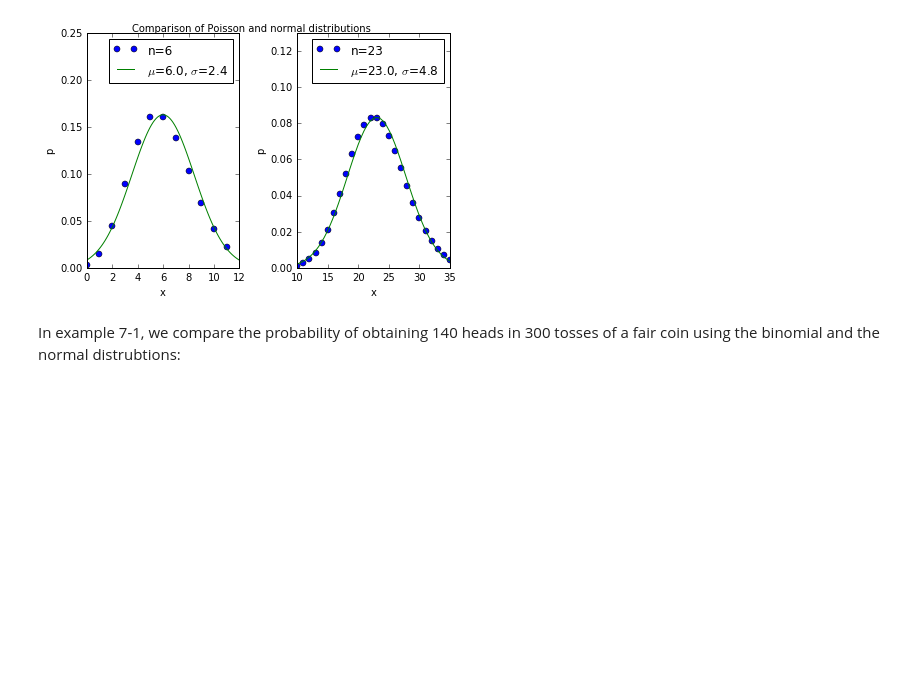
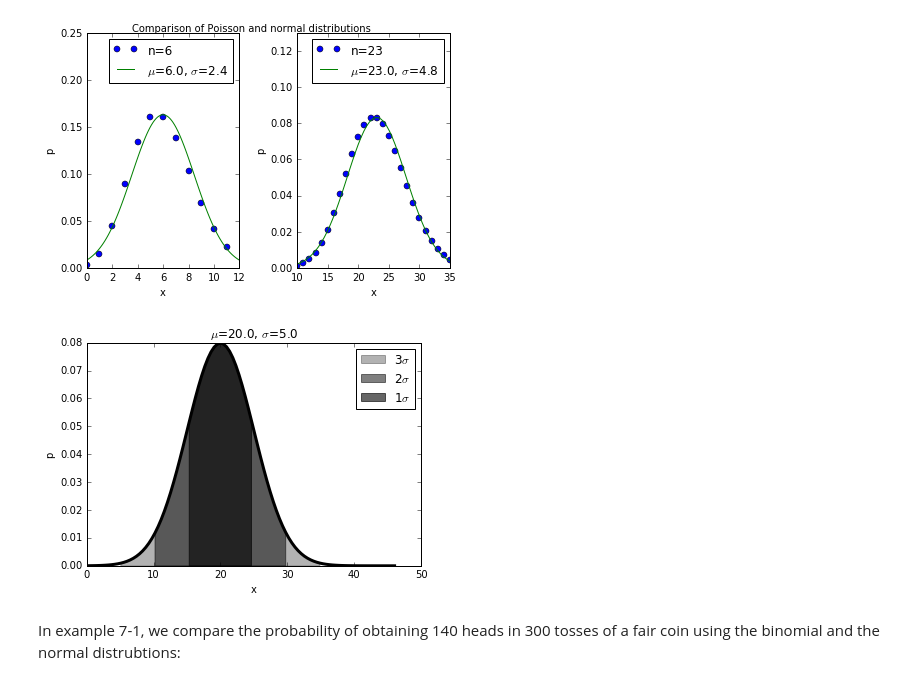
Before and after one commit to OSTP/DataAndErrorAnalysis, a Jupyter notebook: notebooks/Chapter7_Statistics_Normal.ipynb, the cells around one changed output. Saved outputs shown, nothing was run; the diff lists cells and outputs as text; code cells hidden in the pictures; blank space fills up the shorter version.

```diff
--- a/notebooks/Chapter7_Statistics_Normal.ipynb
+++ b/notebooks/Chapter7_Statistics_Normal.ipynb
@@ -103,6 +103,23 @@ pl.suptitle('Comparison of Poisson and normal distributions')
 pl.show()
 # %% [output]
 [figure]
+# %%
+mu=20
+sigma=5
+yi=stats.norm.pdf(xi,mu,sigma)
+
+pl.plot(xi,yi,color='black',lw=3)
+pl.fill_between(xi,yi, where=abs(xi-mu)<3*sigma, label='3$\sigma$',color='black',alpha=0.3)
+pl.fill_between(xi,yi, where=abs(xi-mu)<2*sigma, label='2$\sigma$',color='black',alpha=0.5)
+pl.fill_between(xi,yi, where=abs(xi-mu)<sigma, label='1$\sigma$',color='black',alpha=0.6)
+
+pl.xlabel('x')
+pl.ylabel('p')
+pl.legend()
+pl.title("$\mu$={:.1f}, $\sigma$={:.1f}".format(mu,sigma))
+pl.show()
+# %% [output]
+[figure, added]
 # %% [markdown]
 In example 7-1, we compare the probability of obtaining 140 heads in 300 tosses of a fair coin using the binomial and the normal distrubtions:
 # %%
```
Also changed, not shown: 11 other files.
